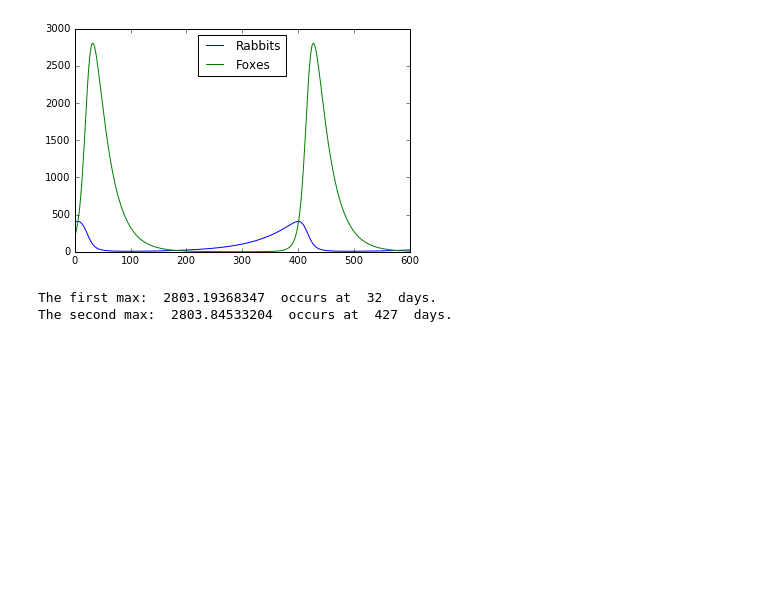
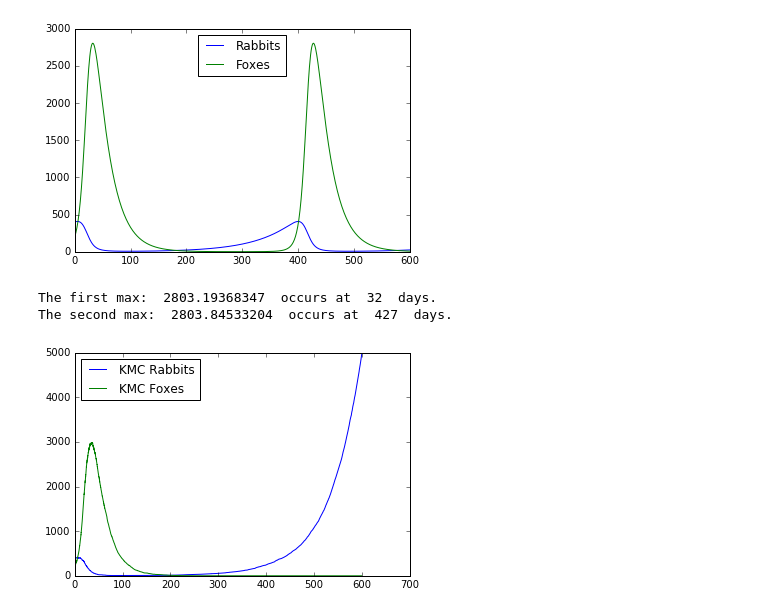
Before and after one commit to yujiazhang84/rabbits-and-foxes-JoeLaviano, a Jupyter notebook: rabbits-and-foxes.ipynb, the cells around one changed output. Cells and saved outputs as stored; diff of their text form; code cells hidden in the pictures; blank space fills up the shorter version.

Commit message:
KMC Started, can't figure out handling 0 population

```diff
--- a/rabbits-and-foxes.ipynb
+++ b/rabbits-and-foxes.ipynb
@@ -140,0 +137,56 @@ The second max:  2803.84533204  occurs at  427  days.
+# %%
+#KMC
+import random as rnd
+
+t= [0]
+KMCR = [R0]
+KMCF = [F0]
+
+#Rates multiply by the last item in the array (Most Recent Population)
+Rb = k1*KMCR[-1]
+Rd = k2*KMCR[-1]*KMCF[-1]
+Fb = k3*KMCR[-1]*KMCF[-1]
+Fd = k4*KMCF[-1]
+TotalRate = Rb + Rd + Fb + Fd
+
+
+while t[-1] < days:
+
+
+    #Rates multiply by the last item in the array (Most Recent Population)
+    Rb = k1*KMCR[-1]
+    Rd = k2*KMCR[-1]*KMCF[-1]
+    Fb = k3*KMCR[-1]*KMCF[-1]
+    Fd = k4*KMCF[-1]
+    TotalRate = Rb + Rd + Fb + Fd
+
+    #Generate Random Number
+    Rando = np.random.rand()*TotalRate
+
+    if Rando < Rb:
+        #Rabbit is Born
+        KMCR.append(KMCR[-1]+1)
+        KMCF.append(KMCF[-1])
+        t.append(t[-1]+((1/TotalRate)*np.log(1/np.random.rand())))
+    elif Rando < Rb + Rd:
+        #Rabbit Dies
+        KMCR.append(KMCR[-1]-1)
+        KMCF.append(KMCF[-1])
+        t.append(t[-1]+((1/TotalRate)*np.log(1/np.random.rand())))
+    elif Rando < Rb + Rd + Fb:
+        #Fox is Born
+        KMCR.append(KMCR[-1])
+        KMCF.append(KMCF[-1]+1)
+        t.append(t[-1]+((1/TotalRate)*np.log(1/np.random.rand())))
+    elif Rando < TotalRate:
+        #FoxDies
+        KMCR.append(KMCR[-1])
+        KMCF.append(KMCF[-1]-1)
+        t.append(t[-1]+((1/TotalRate)*np.log(1/np.random.rand())))
+
+plt.plot(t,KMCR,label='KMC Rabbits')
+plt.plot(t,KMCF,label='KMC Foxes')
+plt.legend(loc='best')
+plt.show()
+# %% [output]
+[figure, added]
```
Also changed, not shown: parts of 2 cells of this notebook.
